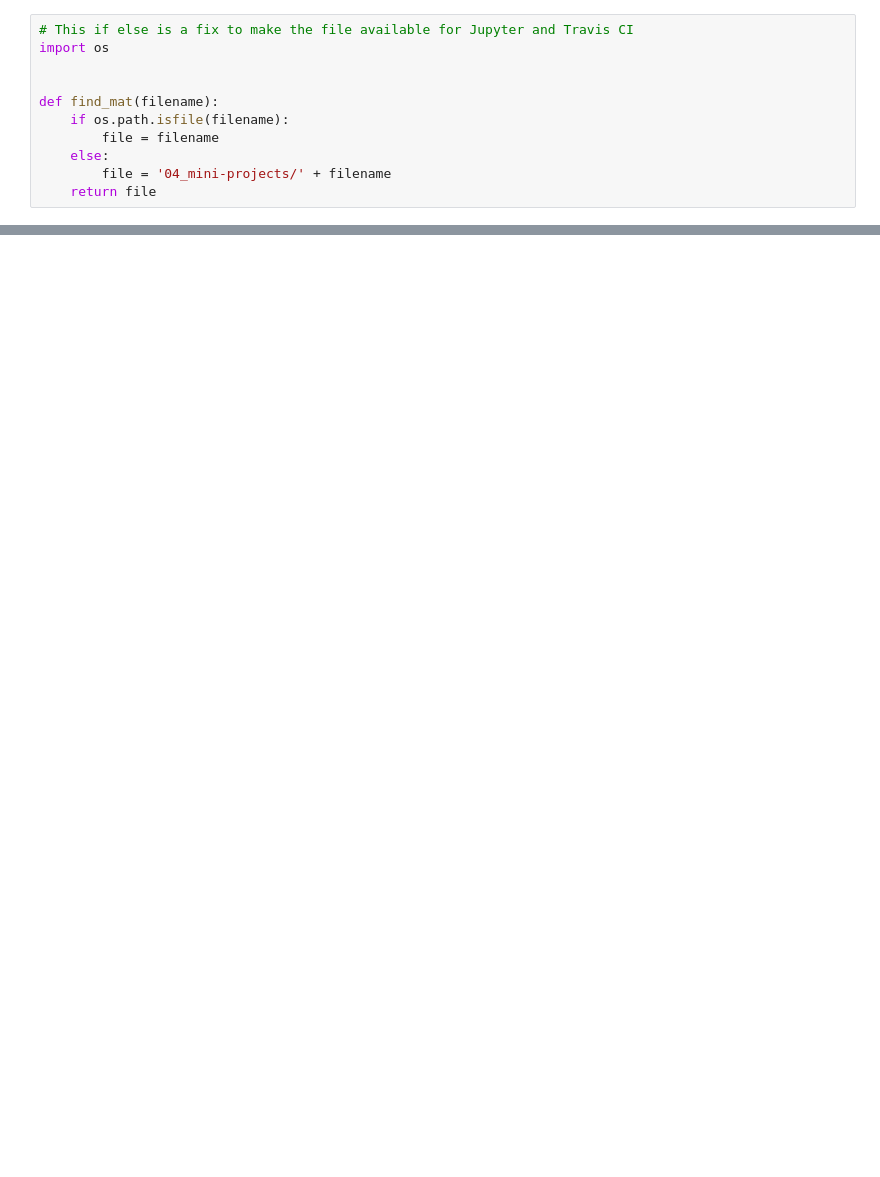
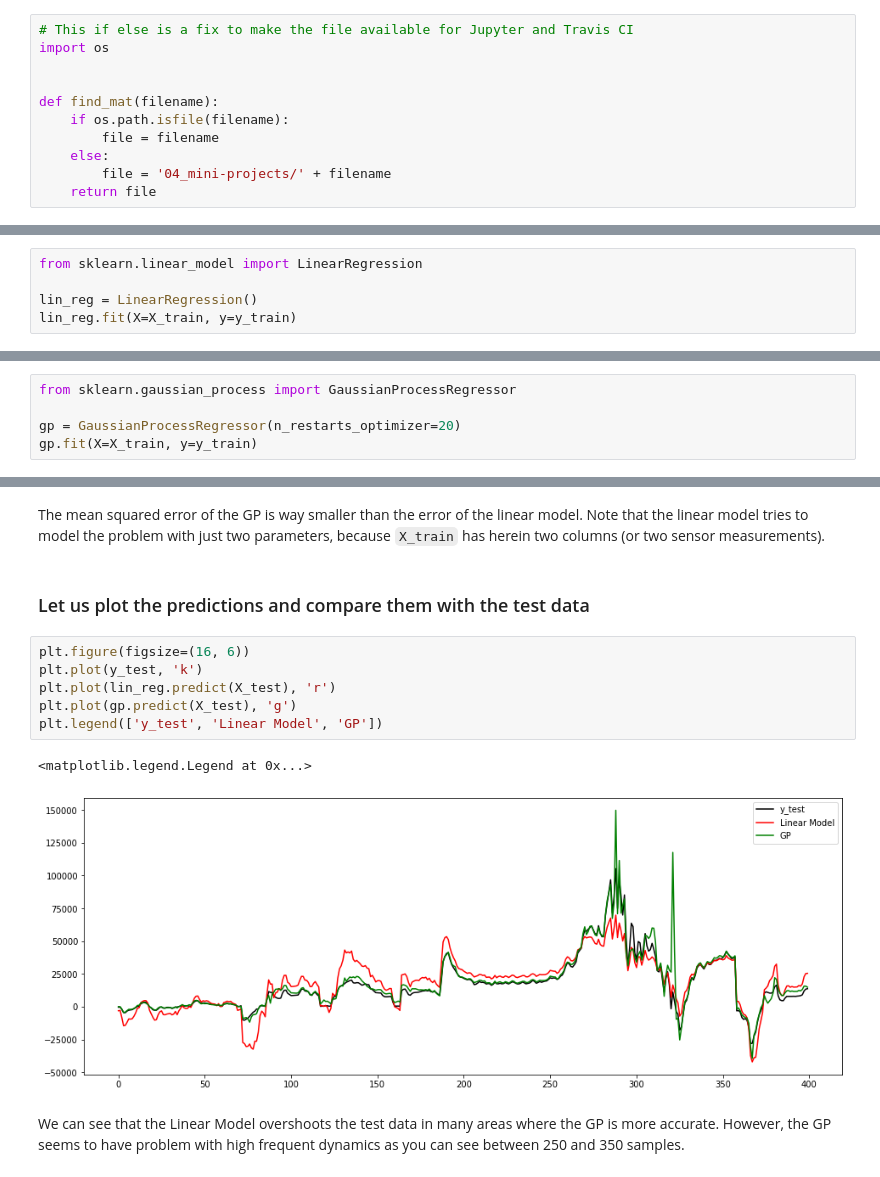
Before and after one commit to StephanRhode/py-algorithms-4-automotive-engineering, a Jupyter notebook: 04_mini-projects/02_e-vehicle-powertrain-model.ipynb, the cells around one changed output, grey strips where cells are left out. Cells and saved outputs as stored; diff of their text form; blank space fills up the shorter version.

Commit message:
Finishes e vehicle model project
Signed-off-by: StephanRhode <st.rhode@posteo.de>

```diff
--- a/04_mini-projects/02_e-vehicle-powertrain-model.ipynb
+++ b/04_mini-projects/02_e-vehicle-powertrain-model.ipynb
@@ -67,0 +175,5 @@ plt.plot(mat["Bval"])
+# %%
+from sklearn.linear_model import LinearRegression
+
+lin_reg = LinearRegression()
+lin_reg.fit(X=X_train, y=y_train)
@@ -67,0 +185,5 @@ plt.plot(mat["Bval"])
+# %%
+from sklearn.gaussian_process import GaussianProcessRegressor
+
+gp = GaussianProcessRegressor(n_restarts_optimizer=20)
+gp.fit(X=X_train, y=y_train)
@@ -67,0 +204,15 @@ plt.plot(mat["Bval"])
+# %% [markdown]
+The mean squared error of the GP is way smaller than the error of the linear model. Note that the linear model tries to model the problem with just two parameters, because `X_train` has herein two columns (or two sensor measurements).
+# %% [markdown]
+### Let us plot the predictions and compare them with the test data
+# %%
+plt.figure(figsize=(16, 6))
+plt.plot(y_test, 'k')
+plt.plot(lin_reg.predict(X_test), 'r')
+plt.plot(gp.predict(X_test), 'g')
+plt.legend(['y_test', 'Linear Model', 'GP'])
+# %% [output]
+<matplotlib.legend.Legend at 0x...>
+[figure, added]
+# %% [markdown]
+We can see that the Linear Model overshoots the test data in many areas where the GP is more accurate. However, the GP seems to have problem with high frequent dynamics as you can see between 250 and 350 samples.
```
Also changed, not shown: parts of 35 cells of this notebook, 2 other files.
